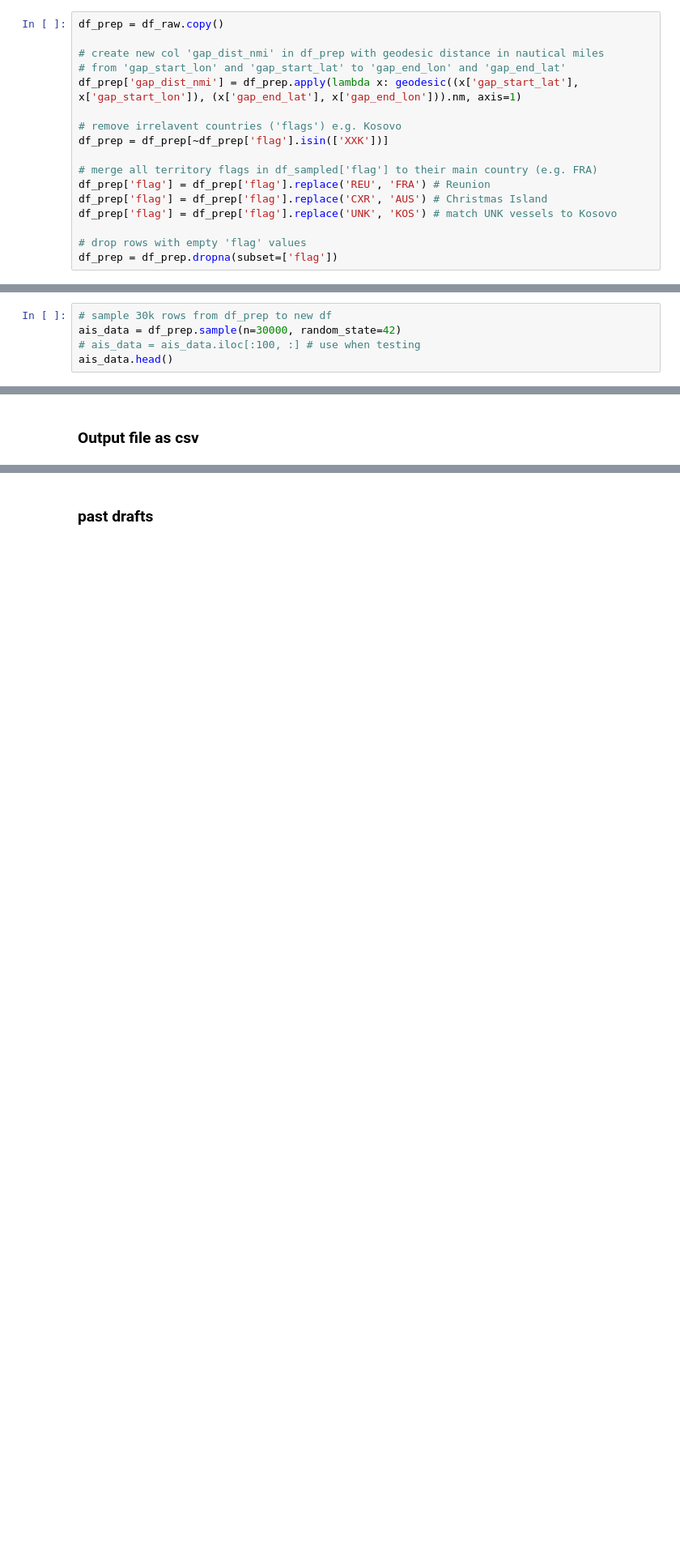
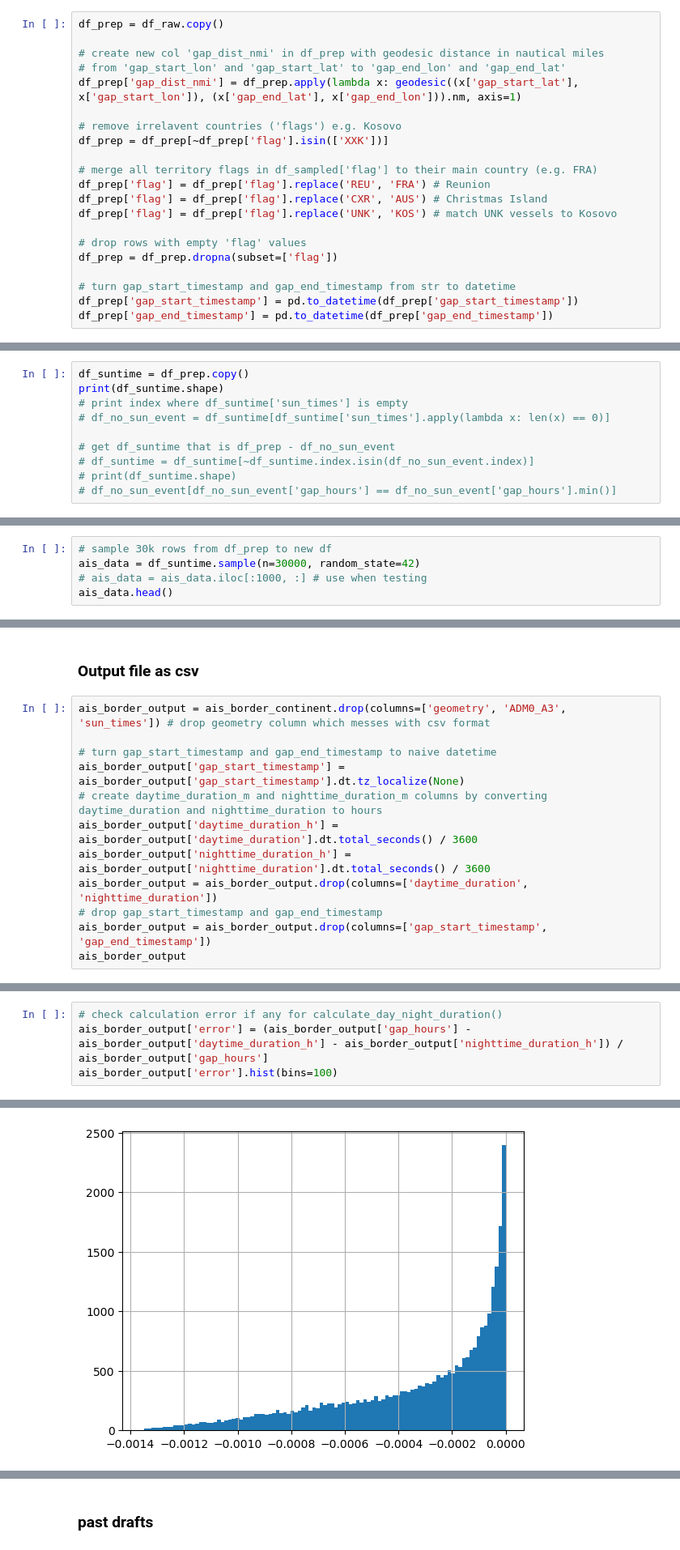
Before and after one commit to RRRan2333/ais_fishing_signal, a Jupyter notebook: side_random_select_half.ipynb, the cells around one changed output, grey strips where cells are left out. Shown at 81% size. Cells and saved outputs as stored; diff of their text form; blank space fills up the shorter version.

Commit message:
calc day n night duration for each event

```diff
--- a/side_random_select_half.ipynb
+++ b/side_random_select_half.ipynb
@@ -37,3 +39,7 @@ df_prep['flag'] = df_prep['flag'].replace('UNK', 'KOS') # match UNK vessels to K
 
 # drop rows with empty 'flag' values
 df_prep = df_prep.dropna(subset=['flag'])
+
+# turn gap_start_timestamp and gap_end_timestamp from str to datetime
+df_prep['gap_start_timestamp'] = pd.to_datetime(df_prep['gap_start_timestamp'])
+df_prep['gap_end_timestamp'] = pd.to_datetime(df_prep['gap_end_timestamp'])
@@ -39,0 +129,10 @@ df_prep = df_prep.dropna(subset=['flag'])
+# %%
+df_suntime = df_prep.copy()
+print(df_suntime.shape)
+# print index where df_suntime['sun_times'] is empty
+# df_no_sun_event = df_suntime[df_suntime['sun_times'].apply(lambda x: len(x) == 0)]
+
+# get df_suntime that is df_prep - df_no_sun_event
+# df_suntime = df_suntime[~df_suntime.index.isin(df_no_sun_event.index)]
+# print(df_suntime.shape)
+# df_no_sun_event[df_no_sun_event['gap_hours'] == df_no_sun_event['gap_hours'].min()]
@@ -42,8 +246,8 @@ df_prep = df_prep.dropna(subset=['flag'])
 Sampling only 30k rows due to Power BI (heatmap) constraints
 # %%
 # sample 30k rows from df_prep to new df
-ais_data = df_prep.sample(n=30000, random_state=42)
-# ais_data = ais_data.iloc[:100, :] # use when testing
+ais_data = df_suntime.sample(n=30000, random_state=42)
+# ais_data = ais_data.iloc[:1000, :] # use when testing
 ais_data.head()
 # %% [output]
 |  | gap_id | mmsi | vessel_class | flag | vessel_length_m | vessel_tonnage_gt | gap_start_timestamp | ... |
@@ -198,2 +399,14 @@ array([], dtype=object)
 # %% [markdown]
 ### Output file as csv
+# %%
+ais_border_output = ais_border_continent.drop(columns=['geometry', 'ADM0_A3', 'sun_times']) # drop geometry column which messes with csv format
+
+# turn gap_start_timestamp and gap_end_timestamp to naive datetime
+ais_border_output['gap_start_timestamp'] = ais_border_output['gap_start_timestamp'].dt.tz_localize(None)
+# create daytime_duration_m and nighttime_duration_m columns by converting daytime_duration and nighttime_duration to hours
+ais_border_output['daytime_duration_h'] = ais_border_output['daytime_duration'].dt.total_seconds() / 3600
+ais_border_output['nighttime_duration_h'] = ais_border_output['nighttime_duration'].dt.total_seconds() / 3600
+ais_border_output = ais_border_output.drop(columns=['daytime_duration', 'nighttime_duration'])
+# drop gap_start_timestamp and gap_end_timestamp
+ais_border_output = ais_border_output.drop(columns=['gap_start_timestamp', 'gap_end_timestamp'])
+ais_border_output
@@ -199,0 +427,5 @@ array([], dtype=object)
+# %%
+# check calculation error if any for calculate_day_night_duration()
+ais_border_output['error'] = (ais_border_output['gap_hours'] - ais_border_output['daytime_duration_h'] - ais_border_output['nighttime_duration_h']) / ais_border_output['gap_hours']
+ais_border_output['error'].hist(bins=100)
+# %% [output]
@@ -200 +433,2 @@ array([], dtype=object)
+[figure, added]
 # %%
```
Also changed, not shown: parts of 27 cells of this notebook, 3 other files.
